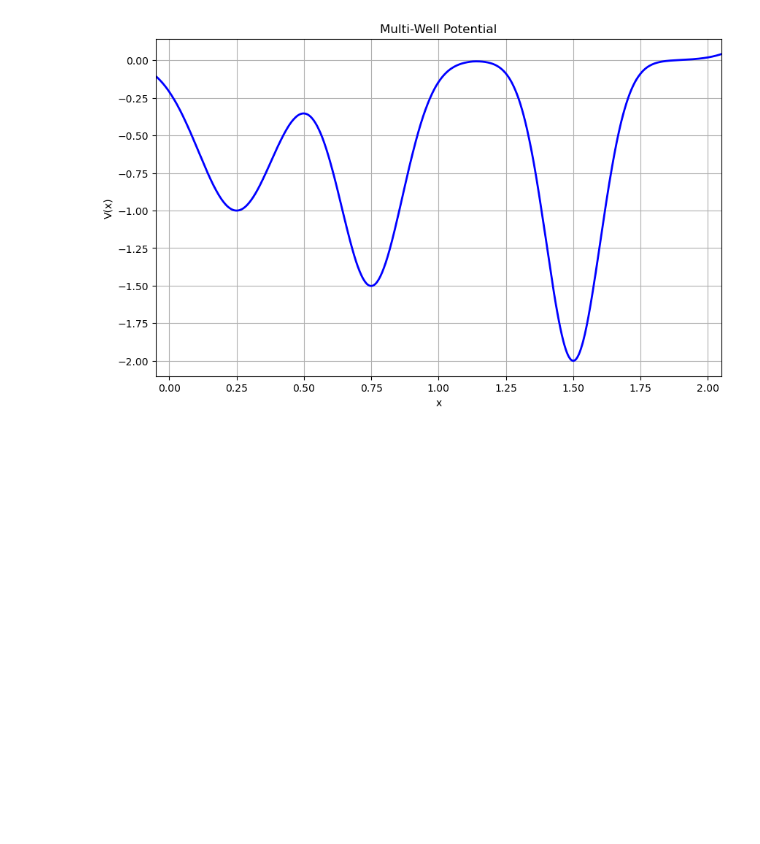
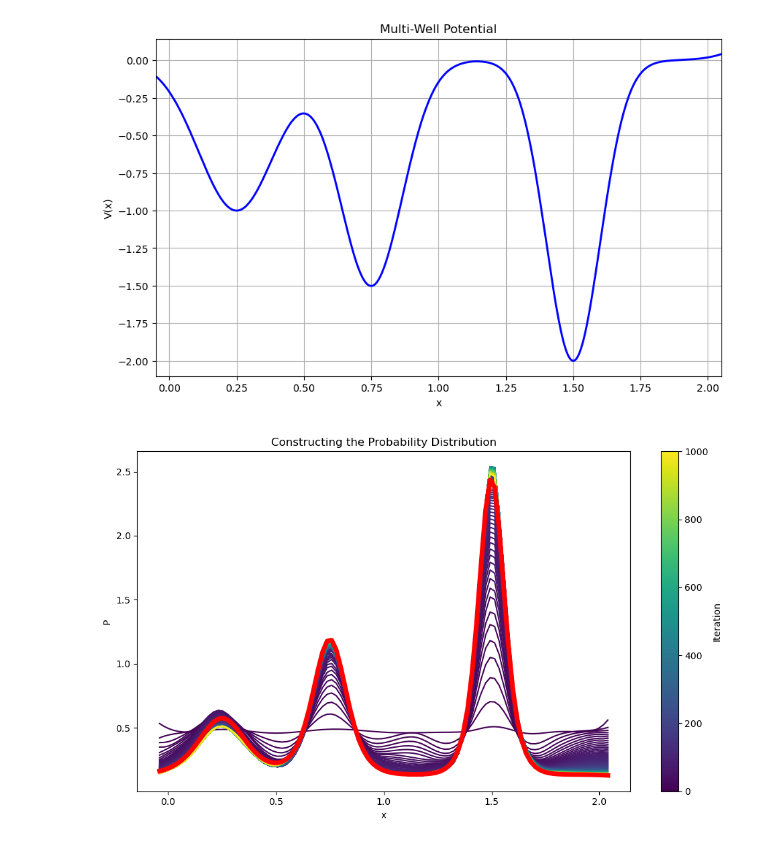
Before and after one commit to abrahmasandra/MENG255UmbrellaSampling, a Jupyter notebook: umbsampling.ipynb, the cells around one changed output. Saved outputs shown, nothing was run; the diff lists cells and outputs as text; code cells hidden in the pictures; blank space fills up the shorter version.

```diff
--- a/umbsampling.ipynb
+++ b/umbsampling.ipynb
@@ -748,3 +752,7 @@ monte_carlo_sampling(bias, multi_well_potential)
+# %%
+P, hists, bin_centers, bin_edges, global_free_energy = WHAM(samples, bias, multi_well_potential, num_bins=100, max_iters=1000, max_atol=1e-6)
+# %% [output]
+[figure, added]
 # %%
 WHAM_gif(samples, bias, multi_well_potential, num_bins=100, max_iters=1000, max_atol=1e-6, prefix="multi_well_")
 # %% [output]
```
Also changed, not shown: parts of 9 cells of this notebook, 10 other files.
